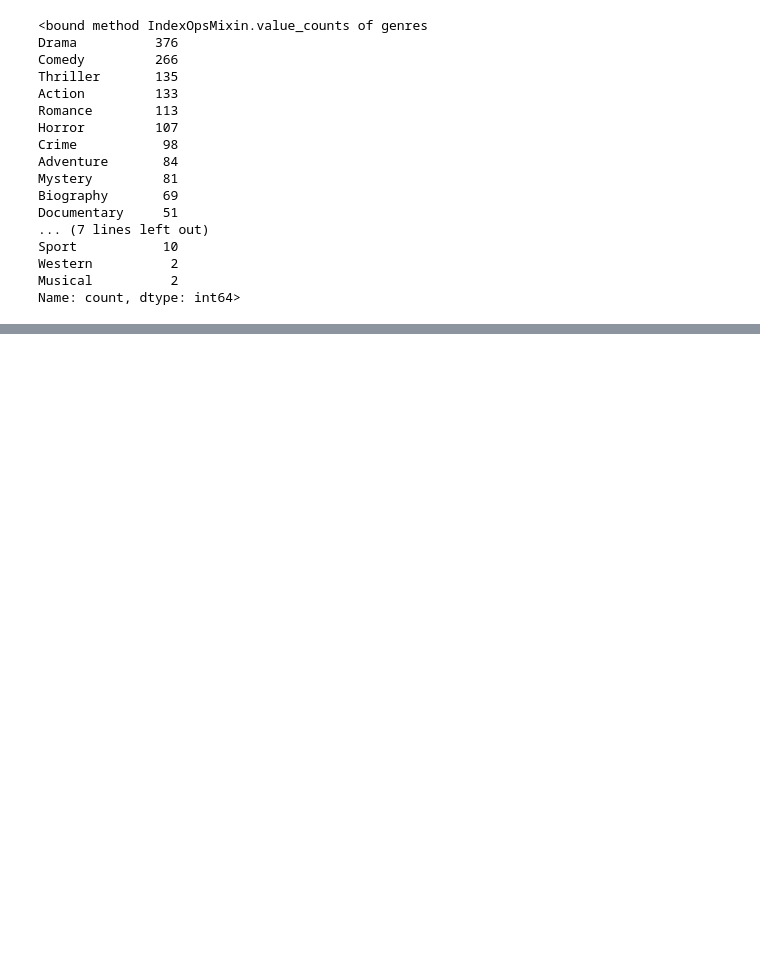
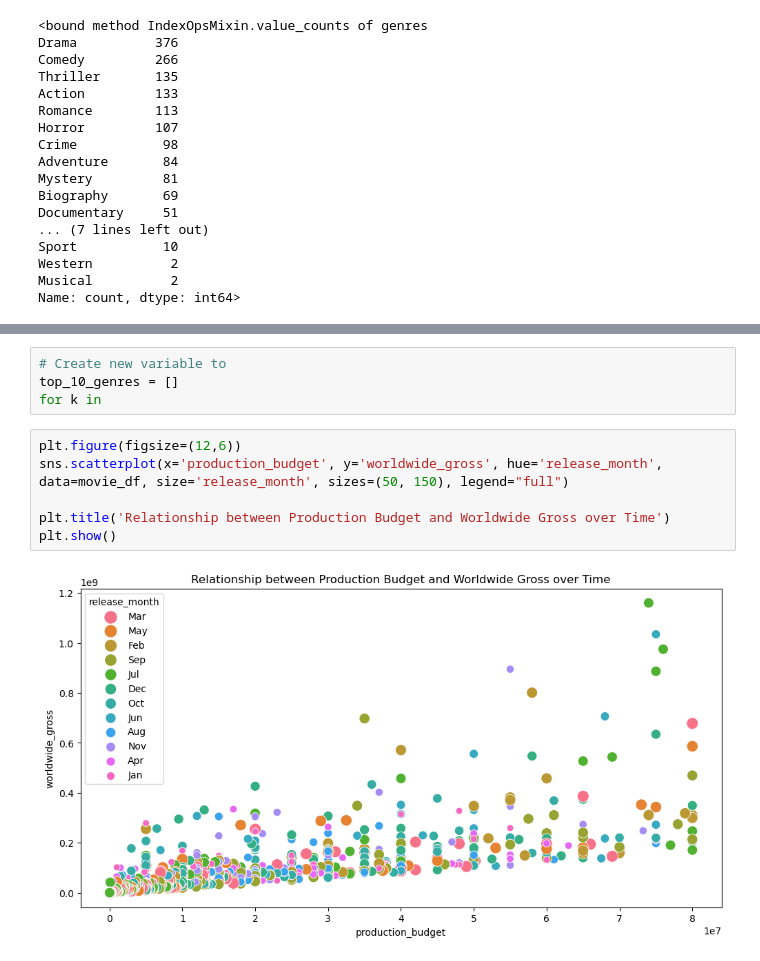
Before and after one commit to GoknurK/Movie_Studio, a Jupyter notebook: data_exploration.ipynb, the cells around one changed output, grey strips where cells are left out. Saved outputs shown, nothing was run; the diff lists cells and outputs as text; blank space fills up the shorter version.

```diff
--- a/data_exploration.ipynb
+++ b/data_exploration.ipynb
@@ -418,0 +441,12 @@ pd.merge(movie_budget_copy[['release_date', 'movie', 'production_budget', 'domes
+# %%
+# Create new variable to
+top_10_genres = []
+for k in
+# %%
+plt.figure(figsize=(12,6))
+sns.scatterplot(x='production_budget', y='worldwide_gross', hue='release_month', data=movie_df, size='release_month', sizes=(50, 150), legend="full")
+
+plt.title('Relationship between Production Budget and Worldwide Gross over Time')
+plt.show()
+# %% [output]
+[figure, added]
```
Also changed, not shown: parts of 10 cells of this notebook.
